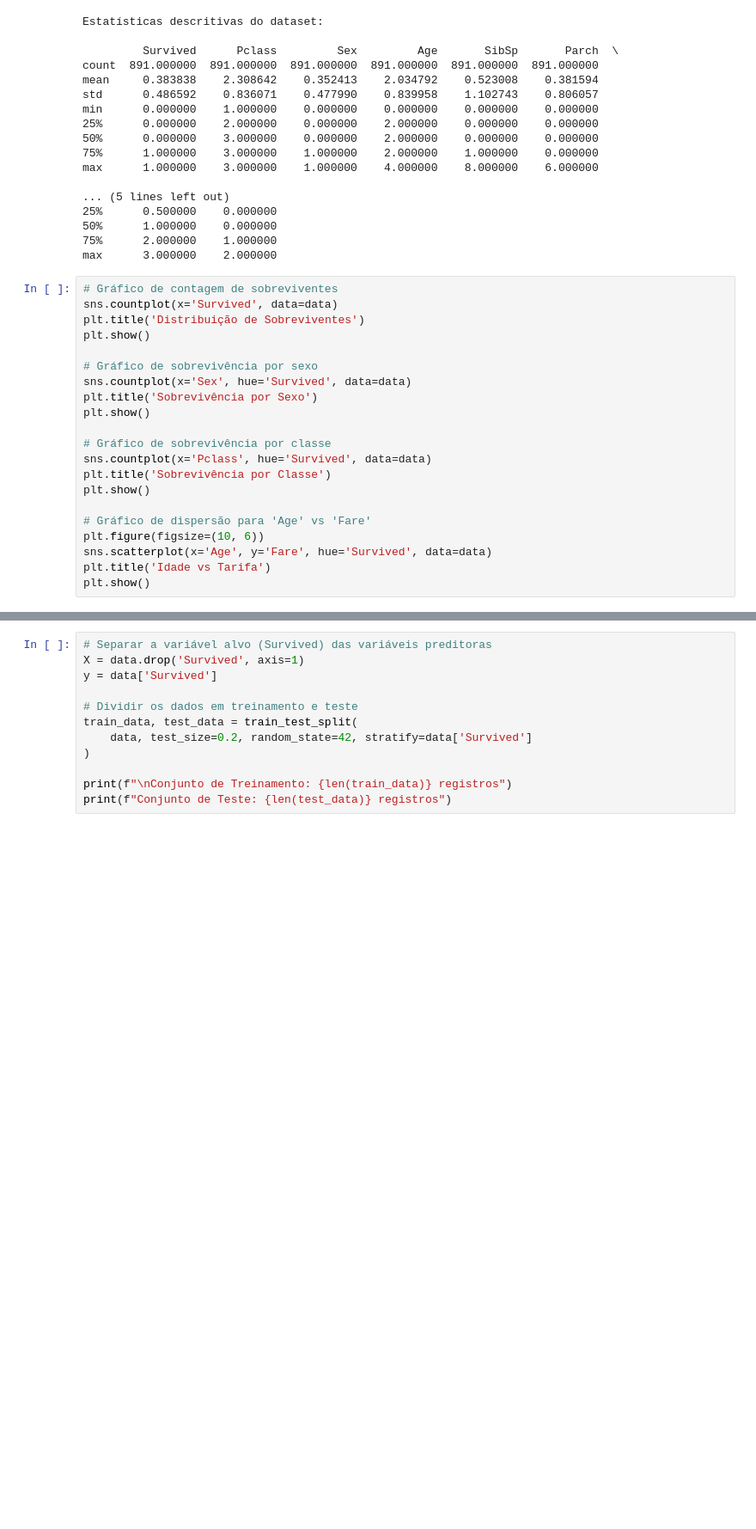
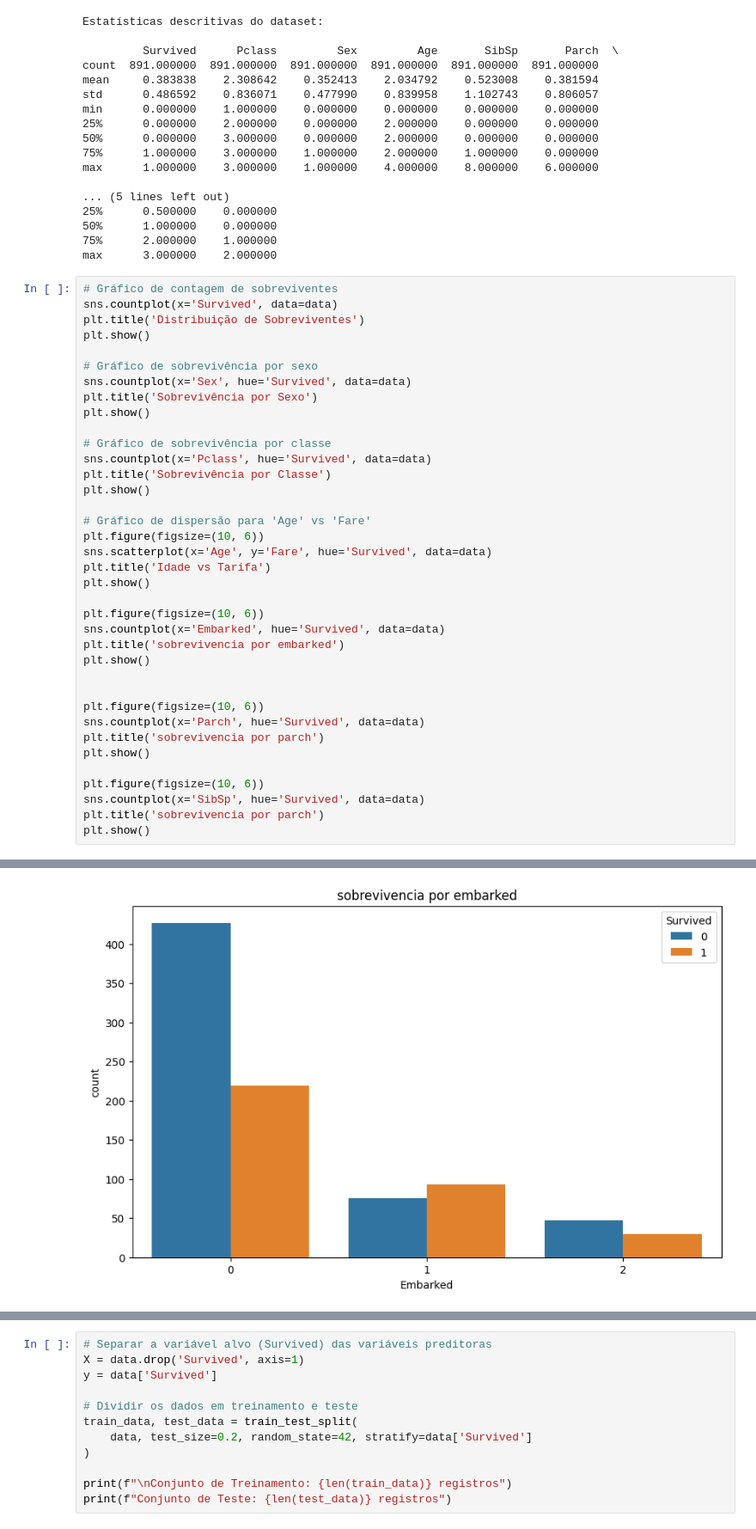
Before and after one commit to Cristovam10000/projeto-de-IA-construindo_e_analisando_uma_Rede_Bayesiana, a Jupyter notebook: versão2.ipynb, the cells around one changed output, grey strips where cells are left out. Shown: that part at 86% size. Saved outputs shown, nothing was run; the diff lists cells and outputs as text; blank space fills up the shorter version.

```diff
--- a/versão2.ipynb
+++ b/versão2.ipynb
@@ -117,6 +117,22 @@ plt.figure(figsize=(10, 6))
 sns.scatterplot(x='Age', y='Fare', hue='Survived', data=data)
 plt.title('Idade vs Tarifa')
 plt.show()
+
+plt.figure(figsize=(10, 6))
+sns.countplot(x='Embarked', hue='Survived', data=data)
+plt.title('sobrevivencia por embarked')
+plt.show()
+
+
+plt.figure(figsize=(10, 6))
+sns.countplot(x='Parch', hue='Survived', data=data)
+plt.title('sobrevivencia por parch')
+plt.show()
+
+plt.figure(figsize=(10, 6))
+sns.countplot(x='SibSp', hue='Survived', data=data)
+plt.title('sobrevivencia por parch')
+plt.show()
 # %% [output]
 INFO:matplotlib.category:Using categorical units to plot a list of strings that are all parsable as floats or dates. If these strings should be plotted as numbers, cast to the appropriate data type be ...
 INFO:matplotlib.category:Using categorical units to plot a list of strings that are all parsable as floats or dates. If these strings should be plotted as numbers, cast to the appropriate data type be ...
@@ -130,0 +149 @@ INFO:matplotlib.category:Using categorical units to plot a list of strings that
+[figure, added]
```
Also changed, not shown: parts of 3 cells of this notebook.
